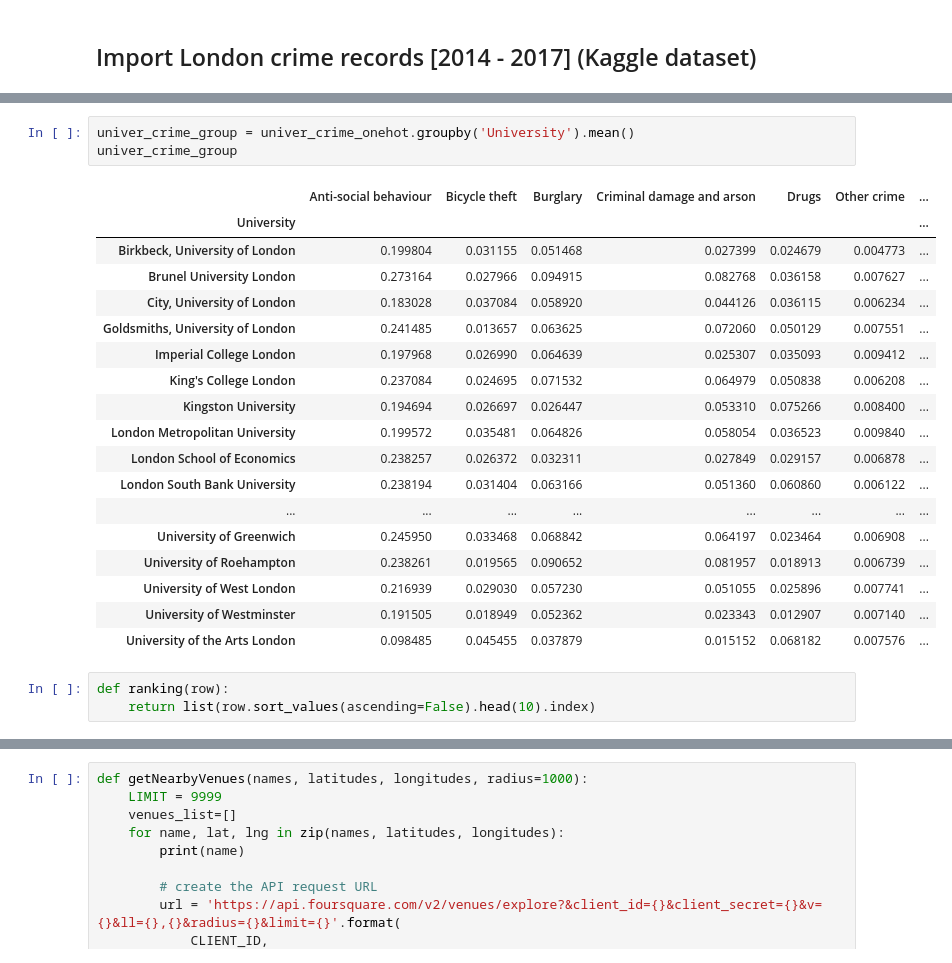
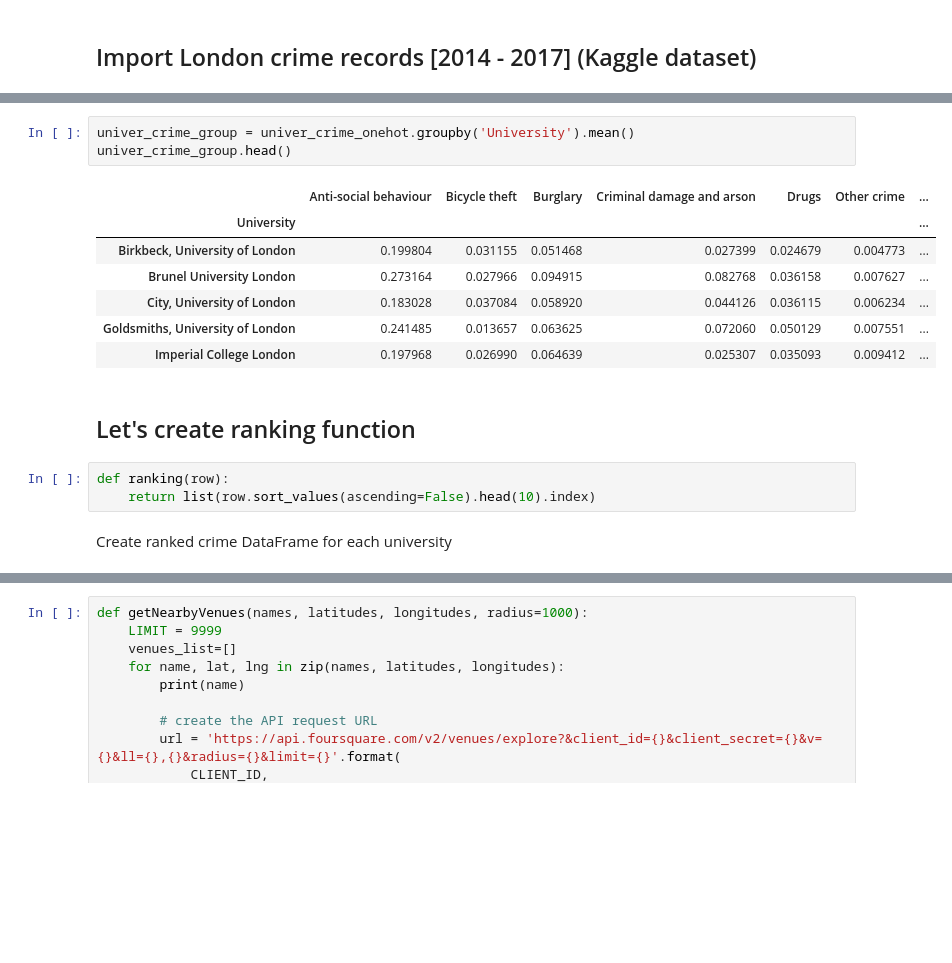
Before and after one commit to UdbT/The-Battle-of-Neighborhoods, a Jupyter notebook: London Clustering.ipynb, the cells around one changed output, grey strips where cells are left out. Cells and saved outputs as stored; diff of their text form; blank space fills up the shorter version.

```diff
--- a/London Clustering.ipynb
+++ b/London Clustering.ipynb
@@ -306,28 +411,21 @@ univer_crime_onehot
 # %%
 univer_crime_group = univer_crime_onehot.groupby('University').mean()
-univer_crime_group
+univer_crime_group.head()
 # %% [output]
 |  | Anti-social behaviour | Bicycle theft | Burglary | Criminal damage and arson | Drugs | Other crime | ... |
 | University |  |  |  |  |  |  | ... |
 | Birkbeck, University of London | 0.199804 | 0.031155 | 0.051468 | 0.027399 | 0.024679 | 0.004773 | ... |
 | Brunel University London | 0.273164 | 0.027966 | 0.094915 | 0.082768 | 0.036158 | 0.007627 | ... |
 | City, University of London | 0.183028 | 0.037084 | 0.058920 | 0.044126 | 0.036115 | 0.006234 | ... |
 | Goldsmiths, University of London | 0.241485 | 0.013657 | 0.063625 | 0.072060 | 0.050129 | 0.007551 | ... |
 | Imperial College London | 0.197968 | 0.026990 | 0.064639 | 0.025307 | 0.035093 | 0.009412 | ... |
-| King's College London | 0.237084 | 0.024695 | 0.071532 | 0.064979 | 0.050838 | 0.006208 | ... |
-| Kingston University | 0.194694 | 0.026697 | 0.026447 | 0.053310 | 0.075266 | 0.008400 | ... |
-| London Metropolitan University | 0.199572 | 0.035481 | 0.064826 | 0.058054 | 0.036523 | 0.009840 | ... |
-| London School of Economics | 0.238257 | 0.026372 | 0.032311 | 0.027849 | 0.029157 | 0.006878 | ... |
-| London South Bank University | 0.238194 | 0.031404 | 0.063166 | 0.051360 | 0.060860 | 0.006122 | ... |
-| ... | ... | ... | ... | ... | ... | ... | ... |
-| University of Greenwich | 0.245950 | 0.033468 | 0.068842 | 0.064197 | 0.023464 | 0.006908 | ... |
-| University of Roehampton | 0.238261 | 0.019565 | 0.090652 | 0.081957 | 0.018913 | 0.006739 | ... |
-| University of West London | 0.216939 | 0.029030 | 0.057230 | 0.051055 | 0.025896 | 0.007741 | ... |
-| University of Westminster | 0.191505 | 0.018949 | 0.052362 | 0.023343 | 0.012907 | 0.007140 | ... |
-| University of the Arts London | 0.098485 | 0.045455 | 0.037879 | 0.015152 | 0.068182 | 0.007576 | ... |
+# %% [markdown]
+## Let's create ranking function
 # %%
 def ranking(row):
     return list(row.sort_values(ascending=False).head(10).index)
+# %% [markdown]
+Create ranked crime DataFrame for each university
 # %%
 univer_crime_ranked = univer_crime_group.apply(ranking, axis=1)
 univer_crime_ranked = pd.DataFrame(univer_crime_ranked.values.tolist(), index=univer_crime_ranked.index)
```
Also changed, not shown: parts of 36 cells of this notebook, 8 other files.
